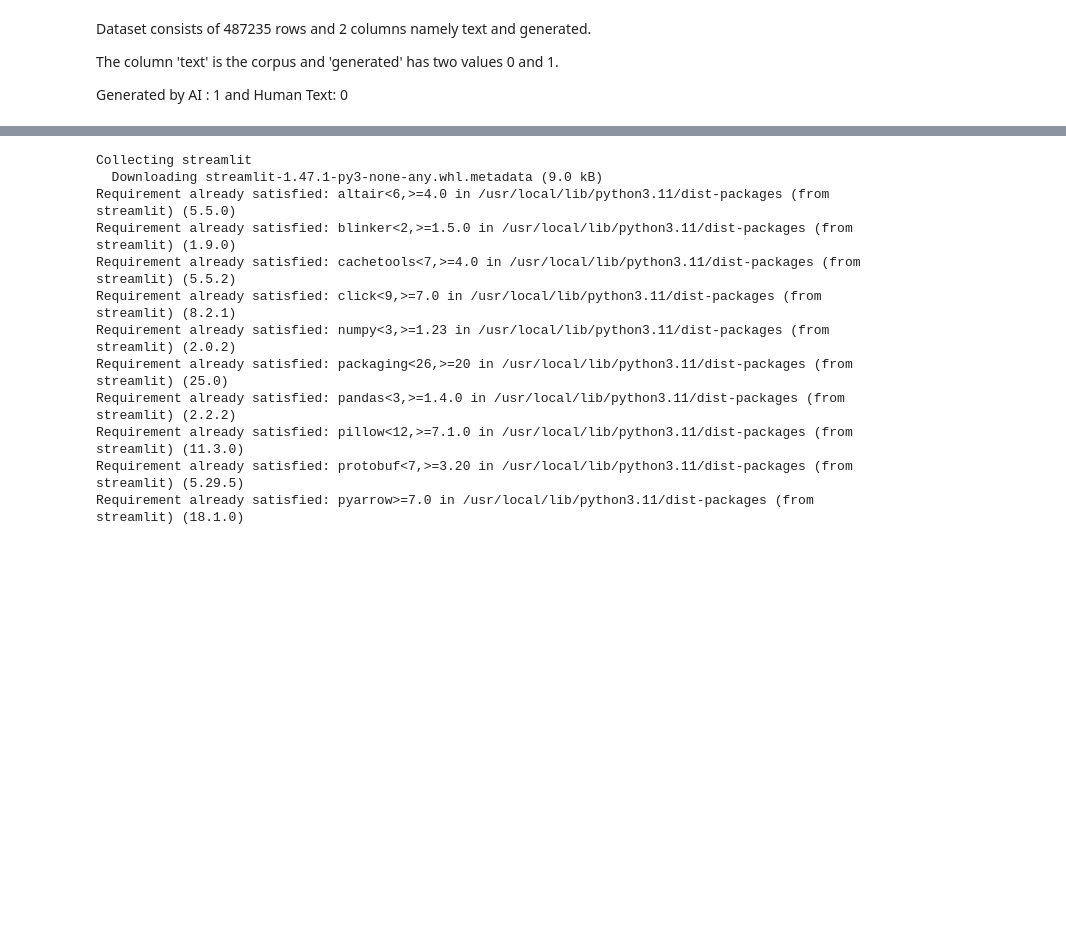
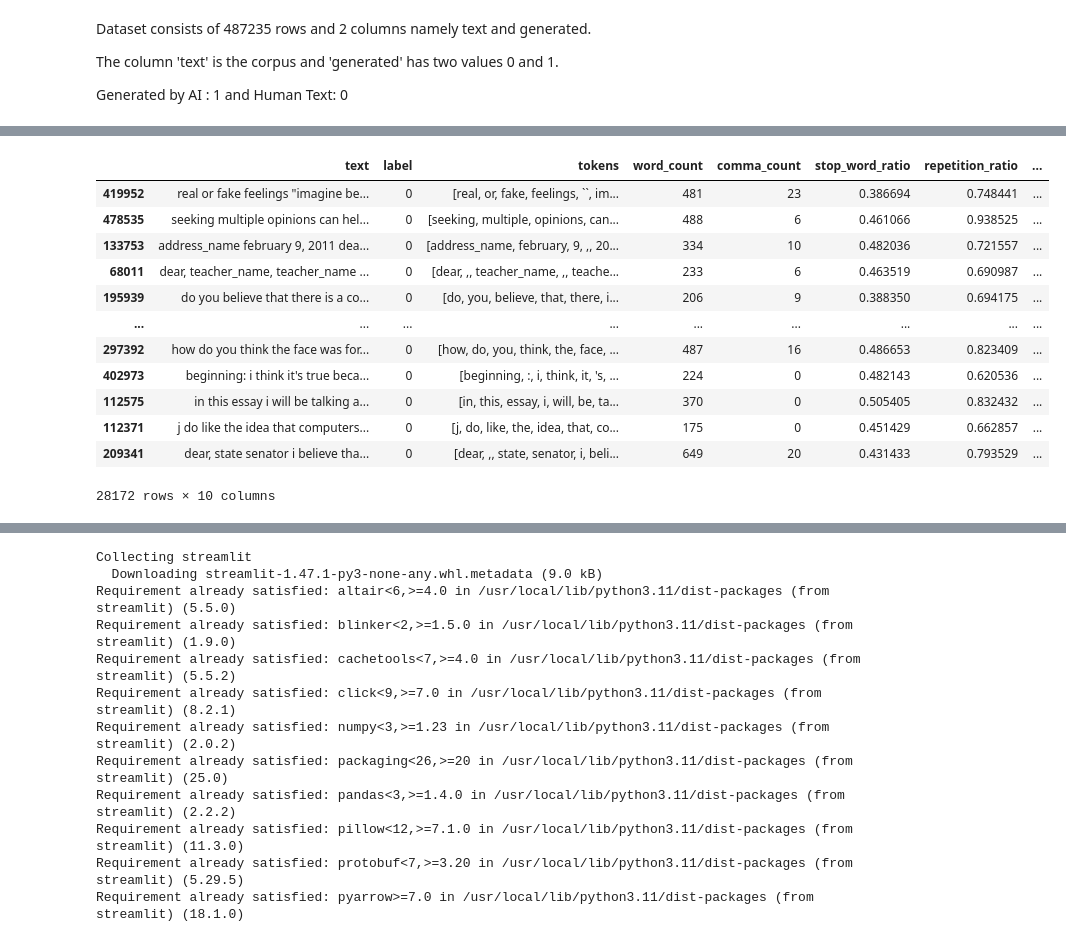
Before and after one commit to vritika19/AI-vs-HUMAN, a Jupyter notebook: AivsHuman.ipynb, the cells around one changed output, grey strips where cells are left out. Drawn from its saved outputs; the diff is of its cells as text; code cells hidden in the pictures; blank space fills up the shorter version.

```diff
--- a/AivsHuman.ipynb
+++ b/AivsHuman.ipynb
@@ -96,3 +193,19 @@ df['tokens'] = df['text'].apply(word_tokenize)
+# %%
+df[df['label']==0]
+# %% [output]
+|  | text | label | tokens | word_count | comma_count | stop_word_ratio | repetition_ratio | ... |
+| 419952 | real or fake feelings "imagine be... | 0 | [real, or, fake, feelings, ``, im... | 481 | 23 | 0.386694 | 0.748441 | ... |
+| 478535 | seeking multiple opinions can hel... | 0 | [seeking, multiple, opinions, can... | 488 | 6 | 0.461066 | 0.938525 | ... |
+| 133753 | address_name february 9, 2011 dea... | 0 | [address_name, february, 9, ,, 20... | 334 | 10 | 0.482036 | 0.721557 | ... |
+| 68011 | dear, teacher_name, teacher_name ... | 0 | [dear, ,, teacher_name, ,, teache... | 233 | 6 | 0.463519 | 0.690987 | ... |
+| 195939 | do you believe that there is a co... | 0 | [do, you, believe, that, there, i... | 206 | 9 | 0.388350 | 0.694175 | ... |
+| ... | ... | ... | ... | ... | ... | ... | ... | ... |
+| 297392 | how do you think the face was for... | 0 | [how, do, you, think, the, face, ... | 487 | 16 | 0.486653 | 0.823409 | ... |
+| 402973 | beginning: i think it's true beca... | 0 | [beginning, :, i, think, it, 's, ... | 224 | 0 | 0.482143 | 0.620536 | ... |
+| 112575 | in this essay i will be talking a... | 0 | [in, this, essay, i, will, be, ta... | 370 | 0 | 0.505405 | 0.832432 | ... |
+| 112371 | j do like the idea that computers... | 0 | [j, do, like, the, idea, that, co... | 175 | 0 | 0.451429 | 0.662857 | ... |
+| 209341 | dear, state senator i believe tha... | 0 | [dear, ,, state, senator, i, beli... | 649 | 20 | 0.431433 | 0.793529 | ... |
+28172 rows × 10 columns
 # %%
 all_words = [word for tokens in df['tokens'] for word in tokens]
 
```
Also changed, not shown: parts of 38 cells of this notebook, 3 other files.
